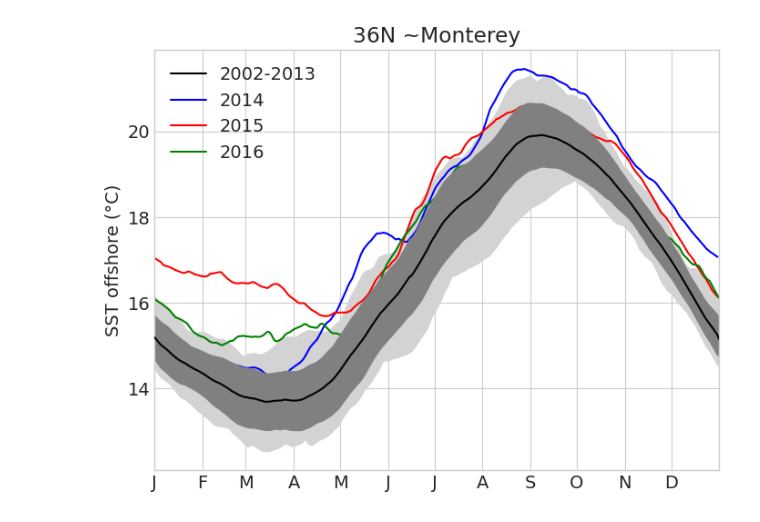
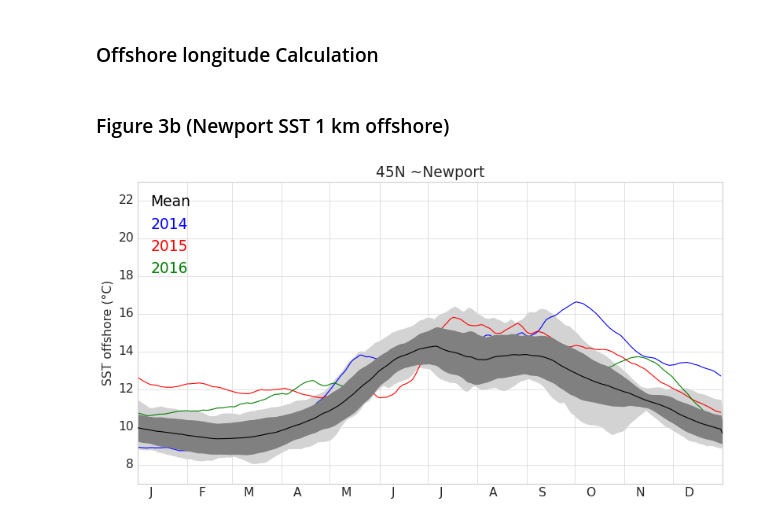
Before and after one commit to UCB-stat-159-s23/hw03-group23, a Jupyter notebook: climate-Q6.ipynb, the cells around one changed output. Drawn from its saved outputs; the diff is of its cells as text; code cells hidden in the pictures.

Commit message:
Q6 Final Version. SST Newport 1 km offshore

```diff
--- a/climate-Q6.ipynb
+++ b/climate-Q6.ipynb
@@ -23,5 +27,5 @@ from pathlib import Path
 
 # Small style adjustments for more readable plots
 plt.style.use("seaborn-whitegrid")
-plt.rcParams["figure.figsize"] = (8, 6)
+plt.rcParams["figure.figsize"] = (12, 6)
 plt.rcParams["font.size"] = 14
@@ -32,5 +38,7 @@ ds = xr.open_dataset("~/shared/climate-data/ds_hw.nc")
 mont = {"name": "Monterey", "lat": 36.598, "lon": -121.8922}
 newport = {"name": "Newport", "lat": 45, "lon": -124.061}
+# %% [markdown]
+### Offshore longitude Calculation
 # %%
 #calculate offshore longitude, default distance: 1000 km
 def offshore_coordinate(curr_lat, curr_lon, d=1000):
@@ -42,4 +51,6 @@ def offshore_coordinate(curr_lat, curr_lon, d=1000):
     longitude = (curr_lon_radian - d/latitude_radius)*180/math.pi
 
     return longitude
+# %% [markdown]
+### Figure 3b (Newport SST 1 km offshore)
 # %%
@@ -57,27 +73,37 @@ SST_2015 = averaged_SST.sel(time="2015")
 SST_2016 = averaged_SST.sel(time="2016")
 # %%
+#smoothed daily SST 2002-2013
 ds_0213 = averaged_SST.sel(time=slice("2002", "2013"))
-SST_0213_mean = ds_0213.groupby(ds_0213["time.dayofyear"]).mean()
-SST_0213_max = ds_0213.groupby(ds_0213["time.dayofyear"]).max()
-SST_0213_min = ds_0213.groupby(ds_0213["time.dayofyear"]).min()
-SST_0213_std = ds_0213.groupby(ds_0213["time.dayofyear"]).std()
+
+#determine the mean, max, min, 1sd bounds of the smoothed daily SST 2002-2013
+SST_0213_mean = ds_0213.groupby("time.dayofyear").mean()
+SST_0213_max = ds_0213.groupby("time.dayofyear").max()
+SST_0213_min = ds_0213.groupby("time.dayofyear").min()
+SST_0213_std = ds_0213.groupby("time.dayofyear").std()
 SST_0213_upper_1sd = SST_0213_mean + SST_0213_std
 SST_0213_lower_1sd = SST_0213_mean - SST_0213_std
 # %%
-plt.plot(SST_0213_mean, color="black", label="2002-2013", zorder=3)
+#plotting
+plt.plot(SST_0213_mean, color="black", label="Mean", zorder=3)
 plt.fill_between(list(range(len(SST_0213_mean))), SST_0213_max, SST_0213_min, color="lightgray", zorder=1)
 plt.fill_between(list(range(len(SST_0213_mean))), SST_0213_upper_1sd, SST_0213_lower_1sd, color="gray", zorder=2)
 plt.plot(SST_2014, color="blue", label="2014", zorder=1)
 plt.plot(SST_2015, color="red", label="2015", zorder=1)
 plt.plot(SST_2016, color="green", label="2016", zorder=1)
 
+#legend
+leg = plt.legend(labelcolor='linecolor', loc="upper left", handlelength=0, handletextpad=0, fancybox=True)
 
-plt.legend(loc="upper left")
+#title and axis
+plt.title("45N ~Newport")
+plt.ylabel("SST offshore (°C)")
+plt.ylim(7, 23)
+plt.xlim(0, 365)
 
-plt.title("36N ~Monterey")
-plt.ylabel("SST offshore (°C)")
-plt.xlim(0, 365)
-plt.xticks([0, 31, 59, 90, 120, 151, 181, 212, 243, 273, 304, 334]
-           , ['J', 'F', 'M', 'A', 'M', 'J', 'J', 'A', 'S', 'O', 'N', 'D']);
+months = ['J', 'F', 'M', 'A', 'M', 'J', 'J', 'A', 'S', 'O', 'N', 'D']
+new_m=[]
+for m in months:
+    new_m.append('   %s'%m)
+plt.xticks([0, 31, 59, 90, 120, 151, 181, 212, 243, 273, 304, 334], new_m, horizontalalignment='left');
 # %% [output]
-[figure, old version]
+[figure, new version]
```
Also changed, not shown: parts of 6 cells of this notebook.
